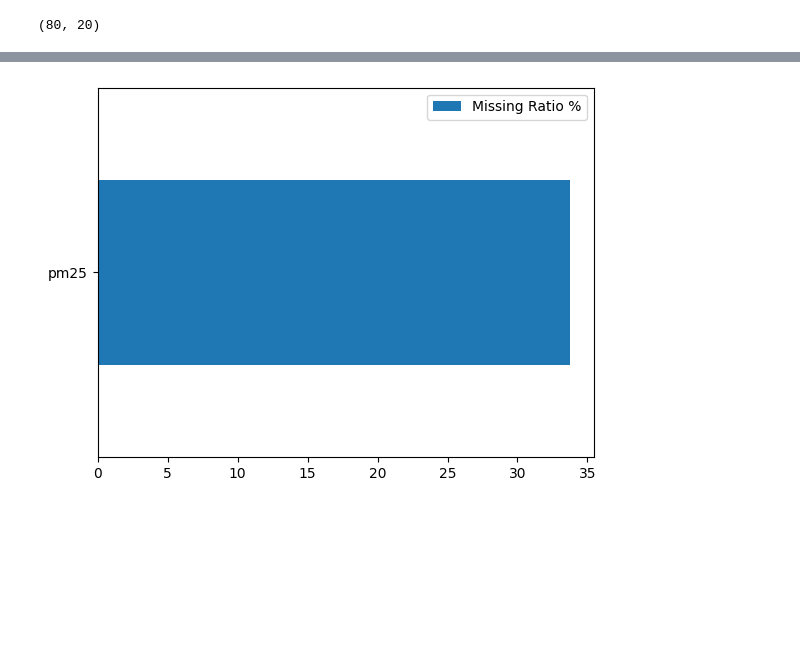
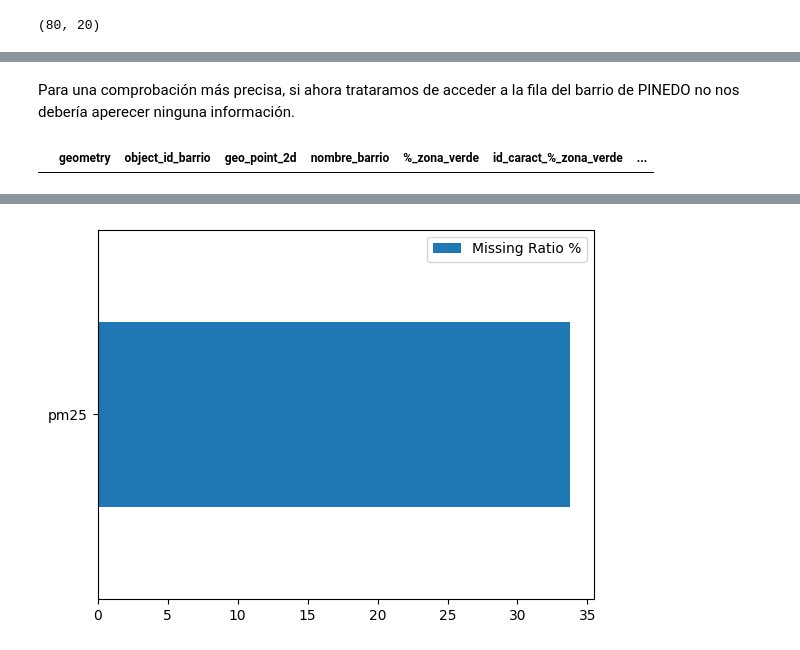
Before and after one commit to mimove/DATAPROJECT1, a Jupyter notebook: jupyter/data_cleaning.ipynb, the cells around one changed output, grey strips where cells are left out. Drawn from its saved outputs; the diff is of its cells as text; code cells hidden in the pictures; blank space fills up the shorter version.

```diff
--- a/jupyter/data_cleaning.ipynb
+++ b/jupyter/data_cleaning.ipynb
@@ -12,18 +38,13 @@ In this section, we read barrios_carcteristicas.geojson from datos/datos_out and
 # %%
-#SETTING UP barrios_caracteristicas as GDF
-
-# SETTING UP BARRIOS DF
 path = '../datos/datos_out/barrios_caracteristicas_final.geojson'
 
 
-#CARGAMOS LOS DATOS DE LOS BARRIOS
 with open(path) as json_file:
     json_data = json.load(json_file)
 
 barrios_json = []
 for i in range(len(json_data['features'])):
-    barrios_json.append(json_data['features'][i])           #Guardamos resto de campos de geojson
+    barrios_json.append(json_data['features'][i])
 
 
 barrios_gdf = gpd.GeoDataFrame.from_features(barrios_json)
-barrios_gdf.crs = 'epsg:4326' #Aseguramos que la proyección es la adecuada para coordenadas GPS
@@ -120,0 +148,6 @@ plot_nas(barrios_df)
+# %% [markdown]
+Para una comprobación más precisa, si ahora trataramos de acceder a la fila del barrio de PINEDO no nos debería aperecer ninguna información.
+# %%
+barrios_df.loc[barrios_df['nombre_barrio'] == 'PINEDO']
+# %% [output]
+|  | geometry | object_id_barrio | geo_point_2d | nombre_barrio | %_zona_verde | id_caract_%_zona_verde | ... |
```
Also changed, not shown: parts of 26 cells of this notebook, 1 other file.
